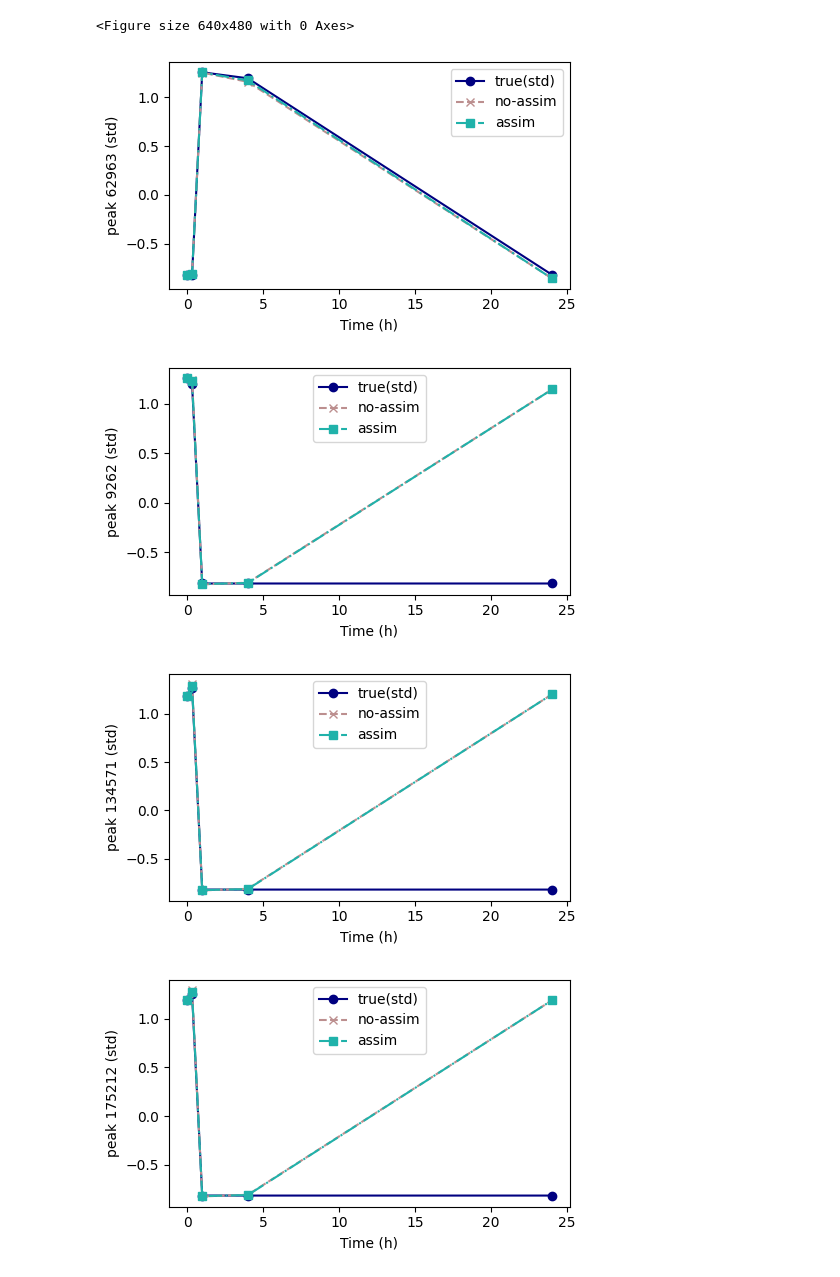
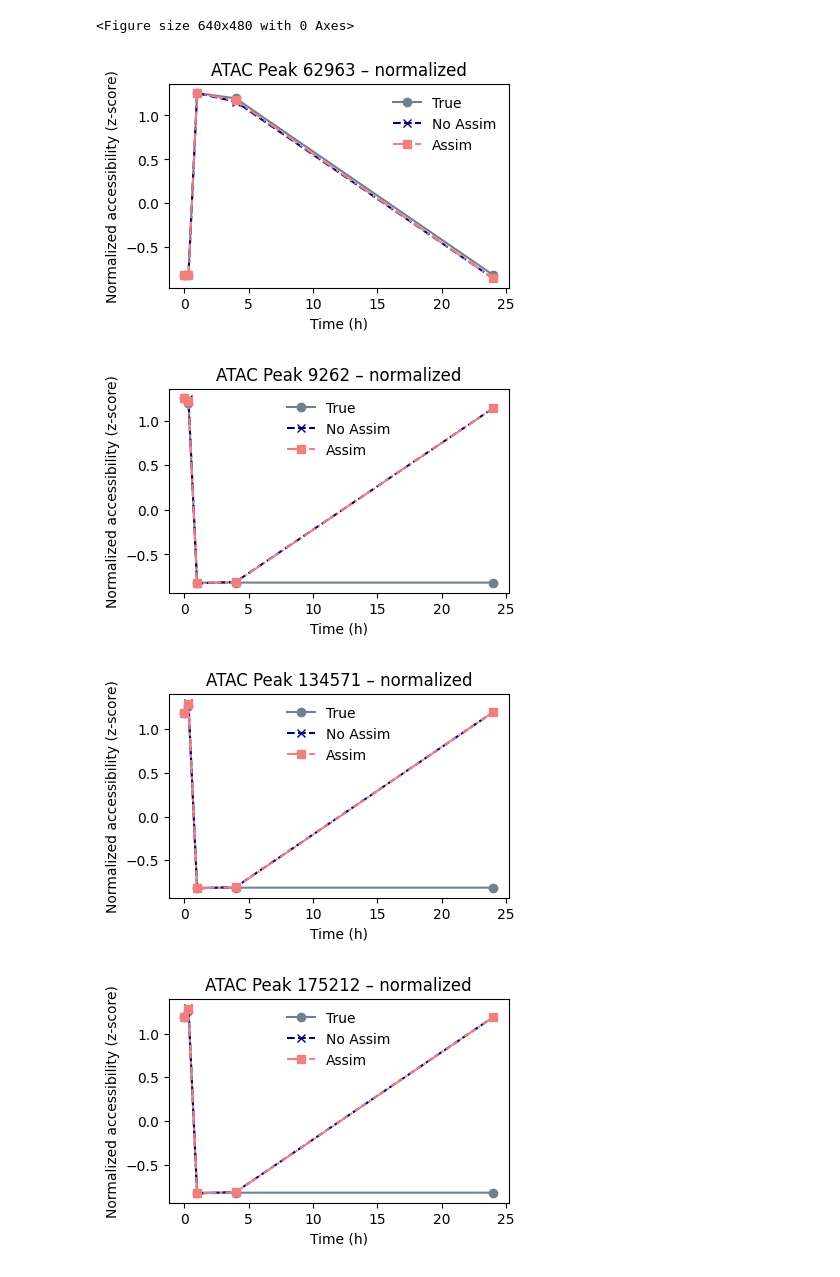
Before and after one commit to Liuzhe30/DyTAC, a Jupyter notebook: experiments/02-evaluation-atac.ipynb, the cells around one changed output. Drawn from its saved outputs; the diff is of its cells as text; code cells hidden in the pictures.

Commit message:
update visualization

```diff
--- a/experiments/02-evaluation-atac.ipynb
+++ b/experiments/02-evaluation-atac.ipynb
@@ -90,42 +90,56 @@ time(h)  no-assim   with-assim   delta
 [figure]
 <Figure size 640x480 with 0 Axes>
 # %%
-# Plot top-variance peaks (std space) and original space
+import os
+import numpy as np
+import matplotlib.pyplot as plt
+
+colors = ['#708090', '#000080', '#F08080']
+
+def plot_curve(y_true, y_no, y_as, times, ylabel, title, savepath):
+    fig, ax = plt.subplots(figsize=(5,3))
+    ax.plot(times, y_true, marker='o', color=colors[0], label='True')
+    ax.plot(times, y_no, marker='x', linestyle='--', color=colors[1], label='No Assim')
+    ax.plot(times, y_as, marker='s', linestyle='-.', color=colors[2], label='Assim')
+    ax.set_xlabel('Time (h)')
+    ax.set_ylabel(ylabel)
+    ax.set_title(title)
+    ax.legend(frameon=False)
+    ax.set_box_aspect(3/5)
+    fig.subplots_adjust(left=0.18, right=0.97, top=0.88, bottom=0.20)
+    fig.savefig(savepath, dpi=300)
+    plt.show()
+
 var = X_true_std.var(axis=0)
 idx = np.argsort(var)[-6:][::-1]
 
-colors = ['#000080','#BC8F8F','#20B2AA']
+for k, p in enumerate(idx):
+    plot_curve(
+        y_true = X_true_std[:, p],
+        y_no   = X_pred_std_noass[:, p],
+        y_as   = X_pred_std_assim[:, p],
+        times  = times,
+        ylabel = 'Normalized accessibility (z-score)',
+        title  = f"ATAC Peak {p} – normalized",
+        savepath = os.path.join(fig_dir, f"atac_peak_std_{k}_{p}.png")
+    )
+
+X_true_orig = np.expm1(scaler.inverse_transform(X_true_std))
+X_no_orig   = np.expm1(scaler.inverse_transform(X_pred_std_noass))
+X_as_orig   = np.expm1(scaler.inverse_transform(X_pred_std_assim))
 
 for k, p in enumerate(idx):
-    plt.figure(figsize=(5,3))
-    plt.plot(times, X_true_std[:, p], marker='o', color=colors[0], label='true(std)')
-    plt.plot(times, X_pred_std_noass[:, p], marker='x', linestyle='--', color=colors[1], label='no-assim')
-    plt.plot(times, X_pred_std_assim[:, p], marker='s', linestyle='-.', color=colors[2], label='assim')
-    plt.xlabel('Time (h)')
-    plt.ylabel(f'peak {p} (std)')
-    plt.legend()
-    plt.tight_layout()
-    plt.savefig(os.path.join(fig_dir, f"nb_peak_std_{k}_{p}.png"), dpi=300)
-    plt.show()
-
-# original scale
-X_true_orig = np.expm1(scaler.inverse_transform(X_true_std))
-X_no_orig = np.expm1(scaler.inverse_transform(X_pred_std_noass))
-X_as_orig = np.expm1(scaler.inverse_transform(X_pred_std_assim))
-
-for k, p in enumerate(idx[:3]):
-    plt.figure(figsize=(5,3))
-    plt.plot(times, X_true_orig[:, p], marker='o', color=colors[0], label='true(orig)')
-    plt.plot(times, X_no_orig[:, p], marker='x', color=colors[1], linestyle='--', label='no-assim')
-    plt.plot(times, X_as_orig[:, p], marker='s', color=colors[2], linestyle='-.', label='assim')
-    plt.xlabel('Time (h)')
-    plt.ylabel(f'peak {p} (orig)')
-    plt.legend()
-    plt.tight_layout()
-    plt.savefig(os.path.join(fig_dir, f"nb_peak_orig_{k}_{p}.png"), dpi=300)
-    plt.show()
+    plot_curve(
+        y_true = X_true_orig[:, p],
+        y_no   = X_no_orig[:, p],
+        y_as   = X_as_orig[:, p],
+        times  = times,
+        ylabel = 'Chromatin accessibility\n (log-scaled intensity)',
+        title  = f"ATAC Peak {p} – accessibility",
+        savepath = os.path.join(fig_dir, f"atac_peak_orig_{k}_{p}.png")
+    )
 # %% [output]
-[figure, old version]
+[figure, new version]
-[figure, old version]
+[figure, new version]
-[figure, old version]
+[figure, new version]
-[figure, old version]
+[figure, new version]
```
Also changed, not shown: parts of 11 cells of this notebook, 2 other files.
